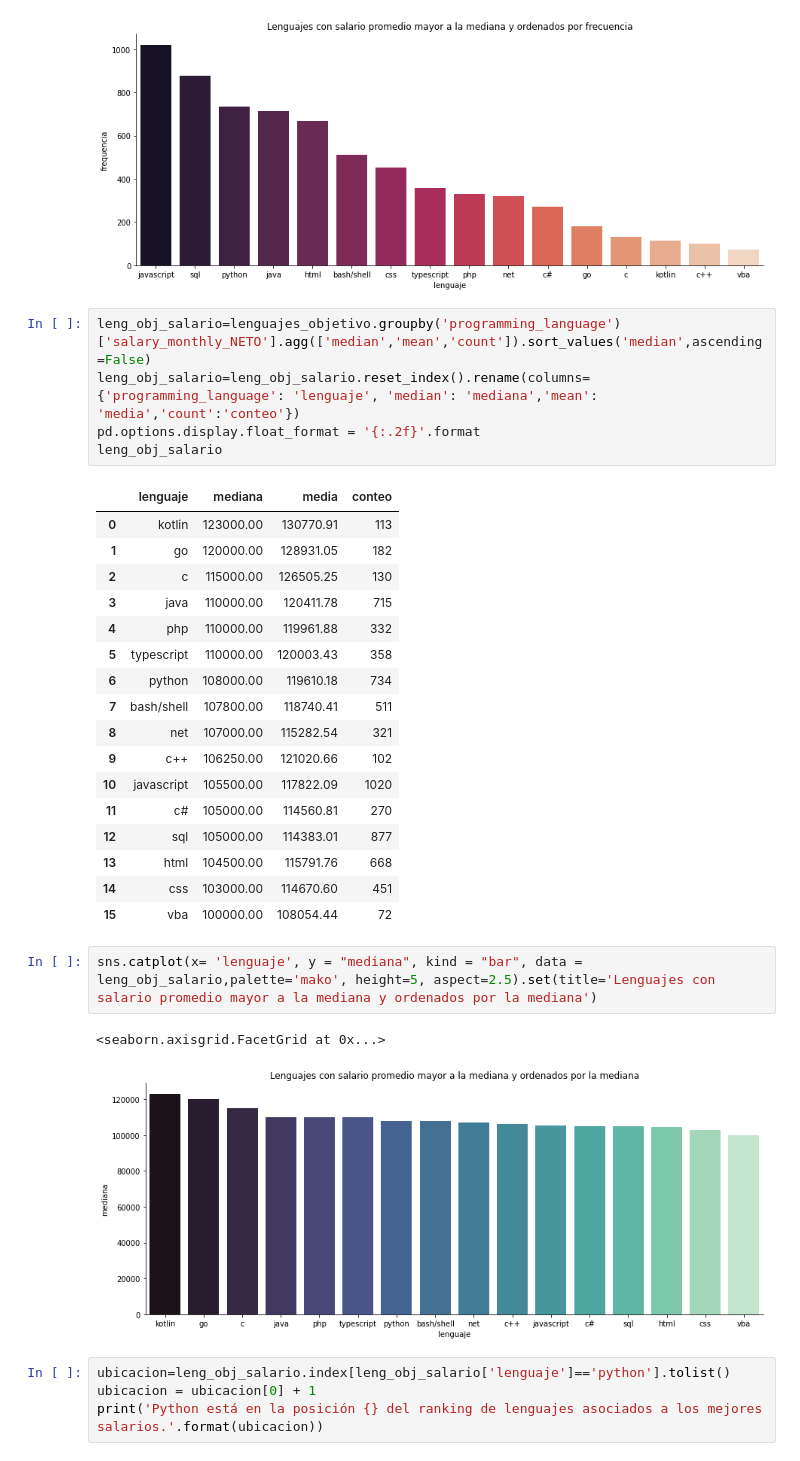
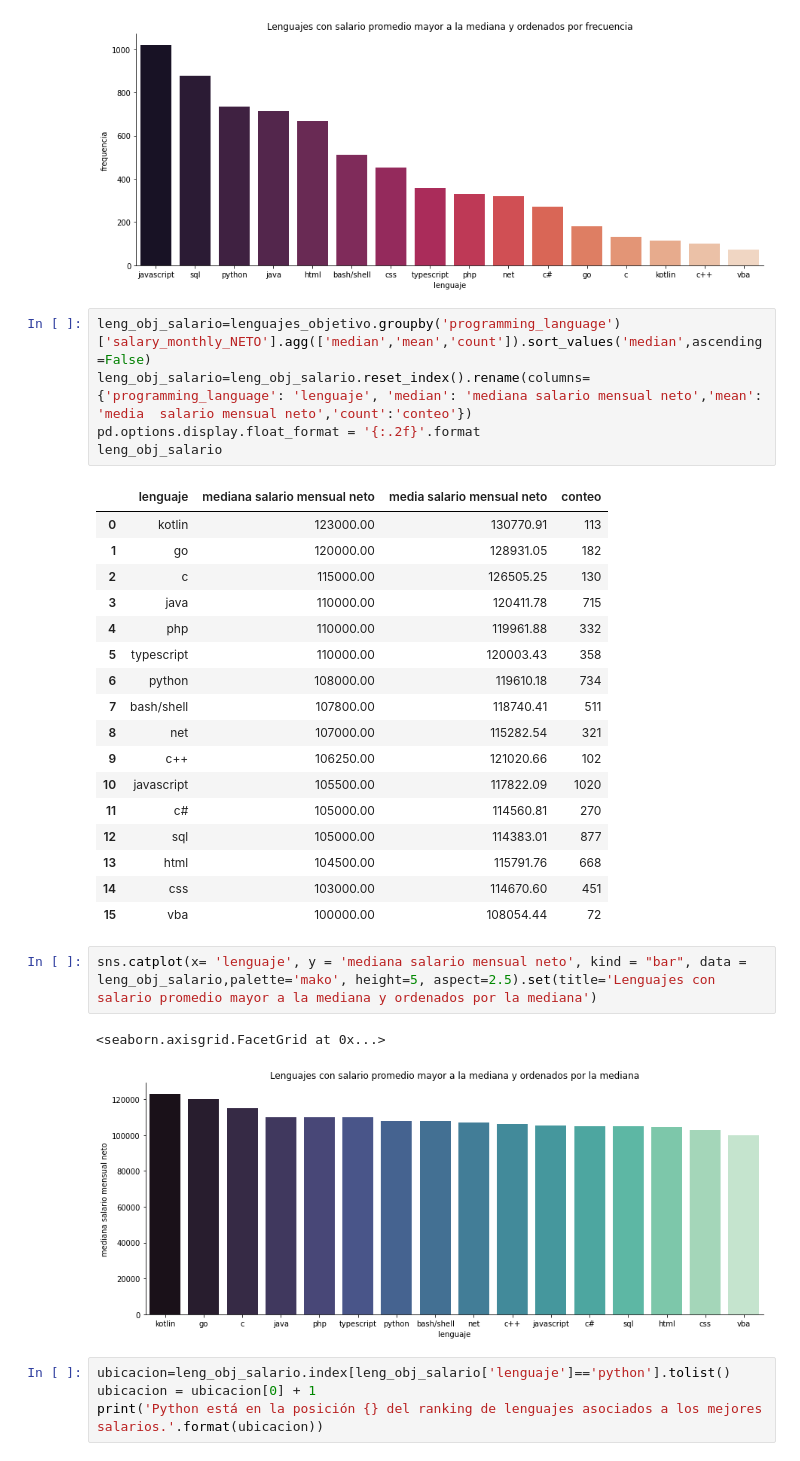
Before and after one commit to RodrigoHRuiz/Diplo2022_Grupo16, a Jupyter notebook: Entregable_Parte_1_Intento_RR.ipynb, the cells around one changed output. Cells and saved outputs as stored; diff of their text form.

```diff
--- a/Entregable_Parte_1_Intento_RR.ipynb
+++ b/Entregable_Parte_1_Intento_RR.ipynb
@@ -299,11 +299,11 @@ sns.catplot(x = "lenguaje", y = "frequencia", kind = "bar", data = lenguajes_obj
 [figure]
 # %%
 leng_obj_salario=lenguajes_objetivo.groupby('programming_language')['salary_monthly_NETO'].agg(['median','mean','count']).sort_values('median',ascending=False)
-leng_obj_salario=leng_obj_salario.reset_index().rename(columns={'programming_language': 'lenguaje', 'median': 'mediana','mean': 'media','count':'conteo'})
+leng_obj_salario=leng_obj_salario.reset_index().rename(columns={'programming_language': 'lenguaje', 'median': 'mediana salario mensual neto','mean': 'media  salario mensual neto','count':'conteo'})
 pd.options.display.float_format = '{:.2f}'.format
 leng_obj_salario
 # %% [output]
-|  | lenguaje | mediana | media | conteo |
+|  | lenguaje | mediana salario mensual neto | media salario mensual neto | conteo |
 | 0 | kotlin | 123000.00 | 130770.91 | 113 |
 | 1 | go | 120000.00 | 128931.05 | 182 |
 | 2 | c | 115000.00 | 126505.25 | 130 |
@@ -321,10 +321,10 @@ leng_obj_salario
 | 14 | css | 103000.00 | 114670.60 | 451 |
 | 15 | vba | 100000.00 | 108054.44 | 72 |
 # %%
-sns.catplot(x= 'lenguaje', y = "mediana", kind = "bar", data = leng_obj_salario,palette='mako', height=5, aspect=2.5).set(title='Lenguajes con salario promedio mayor a la mediana y ordenados por la mediana')
+sns.catplot(x= 'lenguaje', y = 'mediana salario mensual neto', kind = "bar", data = leng_obj_salario,palette='mako', height=5, aspect=2.5).set(title='Lenguajes con salario promedio mayor a la mediana y ordenados por la mediana')
 # %% [output]
 <seaborn.axisgrid.FacetGrid at 0x...>
-[figure, old version]
+[figure, new version]
 # %%
 ubicacion=leng_obj_salario.index[leng_obj_salario['lenguaje']=='python'].tolist()
 ubicacion = ubicacion[0] + 1
```
Also changed, not shown: parts of 4 cells of this notebook.
